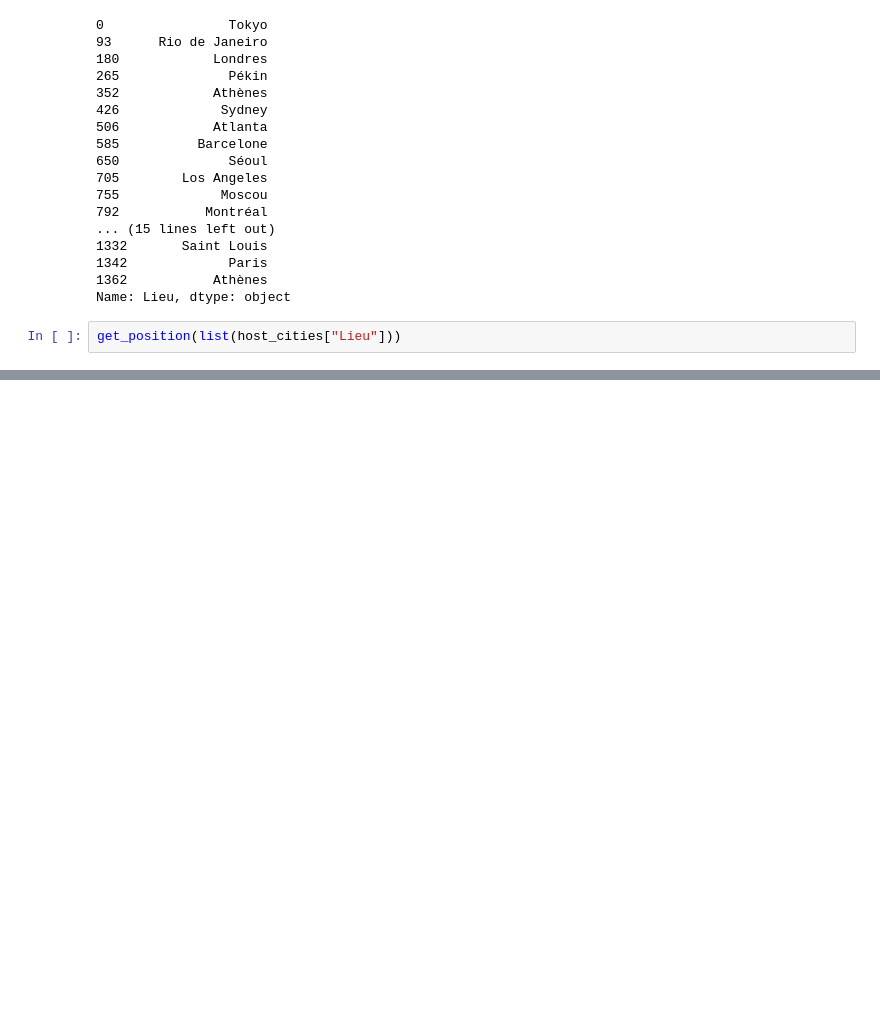
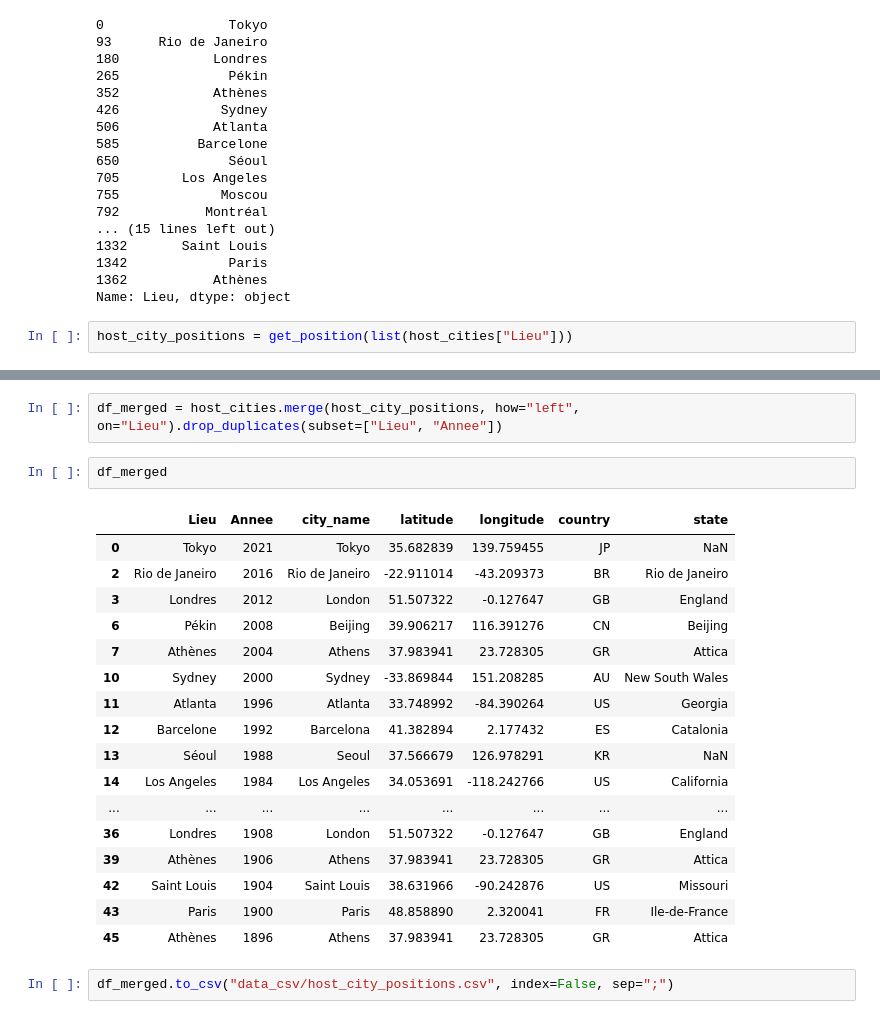
Before and after one commit to Maryam-Dollet/Webscraping_project, a Jupyter notebook: get_city_positions.ipynb, the cells around one changed output, grey strips where cells are left out. Drawn from its saved outputs; the diff is of its cells as text; blank space fills up the shorter version.

```diff
--- a/get_city_positions.ipynb
+++ b/get_city_positions.ipynb
@@ -249,7 +249,7 @@ host_cities["Lieu"]
 1362           Athènes
 Name: Lieu, dtype: object
 # %%
-get_position(list(host_cities["Lieu"]))
+host_city_positions = get_position(list(host_cities["Lieu"]))
 # %% [output]
 {'name': 'Tokyo', 'latitude': 35.6828387, 'longitude': 139.7594549, 'country': 'JP'}
 {'name': 'Rio de Janeiro', 'latitude': -22.9110137, 'longitude': -43.2093727, 'country': 'BR', 'state': 'Rio de Janeiro'}
@@ -287,0 +291,24 @@ get_position(list(host_cities["Lieu"]))
+# %%
+df_merged = host_cities.merge(host_city_positions, how="left", on="Lieu").drop_duplicates(subset=["Lieu", "Annee"])
+# %%
+df_merged
+# %% [output]
+|  | Lieu | Annee | city_name | latitude | longitude | country | state |
+| 0 | Tokyo | 2021 | Tokyo | 35.682839 | 139.759455 | JP | NaN |
+| 2 | Rio de Janeiro | 2016 | Rio de Janeiro | -22.911014 | -43.209373 | BR | Rio de Janeiro |
+| 3 | Londres | 2012 | London | 51.507322 | -0.127647 | GB | England |
+| 6 | Pékin | 2008 | Beijing | 39.906217 | 116.391276 | CN | Beijing |
+| 7 | Athènes | 2004 | Athens | 37.983941 | 23.728305 | GR | Attica |
+| 10 | Sydney | 2000 | Sydney | -33.869844 | 151.208285 | AU | New South Wales |
+| 11 | Atlanta | 1996 | Atlanta | 33.748992 | -84.390264 | US | Georgia |
+| 12 | Barcelone | 1992 | Barcelona | 41.382894 | 2.177432 | ES | Catalonia |
+| 13 | Séoul | 1988 | Seoul | 37.566679 | 126.978291 | KR | NaN |
+| 14 | Los Angeles | 1984 | Los Angeles | 34.053691 | -118.242766 | US | California |
+| ... | ... | ... | ... | ... | ... | ... | ... |
+| 36 | Londres | 1908 | London | 51.507322 | -0.127647 | GB | England |
+| 39 | Athènes | 1906 | Athens | 37.983941 | 23.728305 | GR | Attica |
+| 42 | Saint Louis | 1904 | Saint Louis | 38.631966 | -90.242876 | US | Missouri |
+| 43 | Paris | 1900 | Paris | 48.858890 | 2.320041 | FR | Ile-de-France |
+| 45 | Athènes | 1896 | Athens | 37.983941 | 23.728305 | GR | Attica |
+# %%
+df_merged.to_csv("data_csv/host_city_positions.csv", index=False, sep=";")
```
Also changed, not shown: parts of 2 cells of this notebook, 1 other file.
